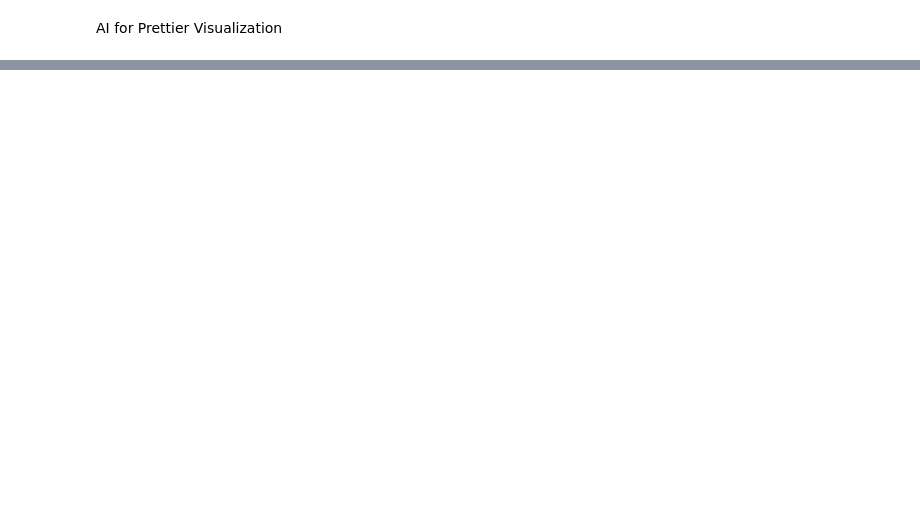
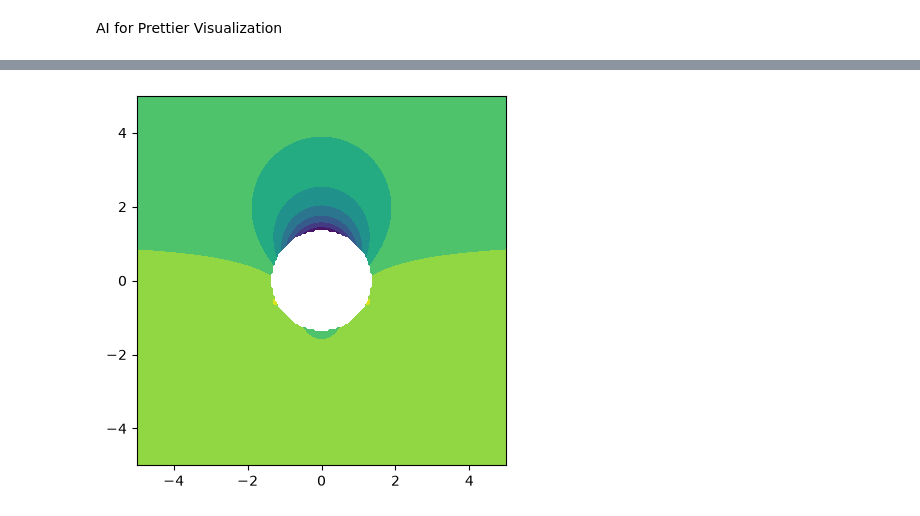
Before and after one commit to harshilkapooria/Simulations_code, a Jupyter notebook: Source_sink_doublet.ipynb, the cells around one changed output, grey strips where cells are left out. Cells and saved outputs as stored; diff of their text form; code cells hidden in the pictures; blank space fills up the shorter version.

```diff
--- a/Source_sink_doublet.ipynb
+++ b/Source_sink_doublet.ipynb
@@ -77,0 +104,14 @@ plt.show()
+# %%
+def vortex(X,Y,coords, tau):
+
+    X= X-coords[0]
+    Y=Y-coords[1]
+    r2 = np.maximum((X**2 + Y**2),1e-8)
+    u = tau/(np.pi*2)*Y/(r2)
+    v = -tau/(np.pi*2)*(X/r2)
+    return u,v
+
+U_vortex, V_vortex = vortex(X,Y,[0,0],0.05)
+
+U = U + U_vortex
+V = V+V_vortex
@@ -77,0 +174,16 @@ plt.show()
+# %%
+def pressure(X,Y, speed,rho=1.24):
+
+
+    p= 1/2*rho*(u**2-speed**2)
+    return p
+
+pressure_field= pressure(X,Y,speed)
+# %%
+plt.contourf(X, Y, pressure_field)
+
+plt.gca().set_aspect('equal')
+# this line fixes strectching
+plt.show()
+# %% [output]
+[figure, added]
```
Also changed, not shown: parts of 9 cells of this notebook.
